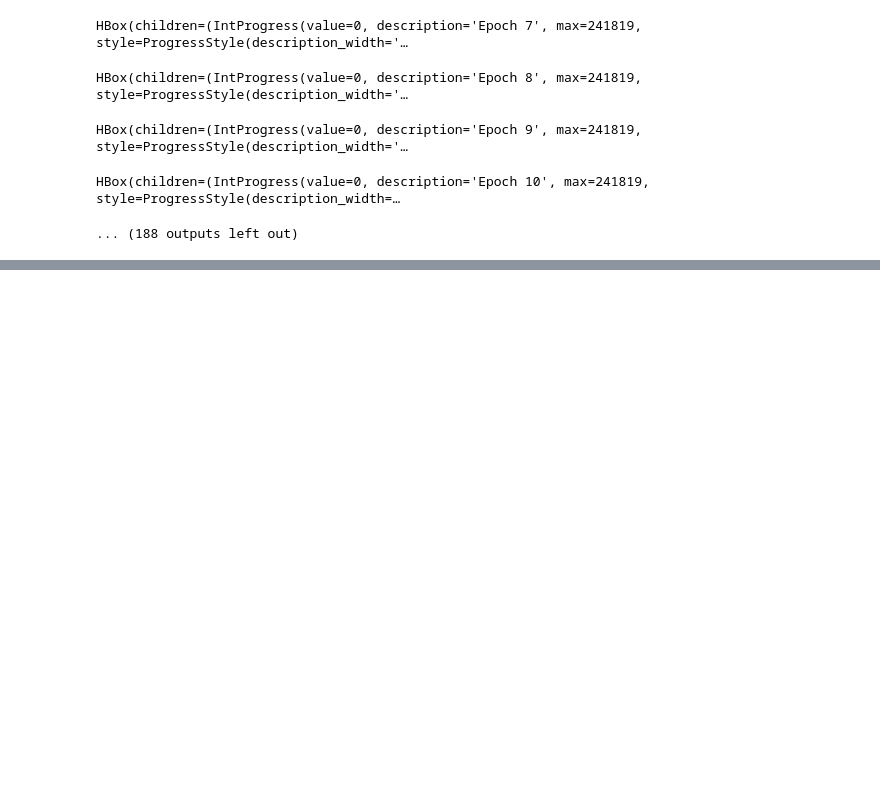
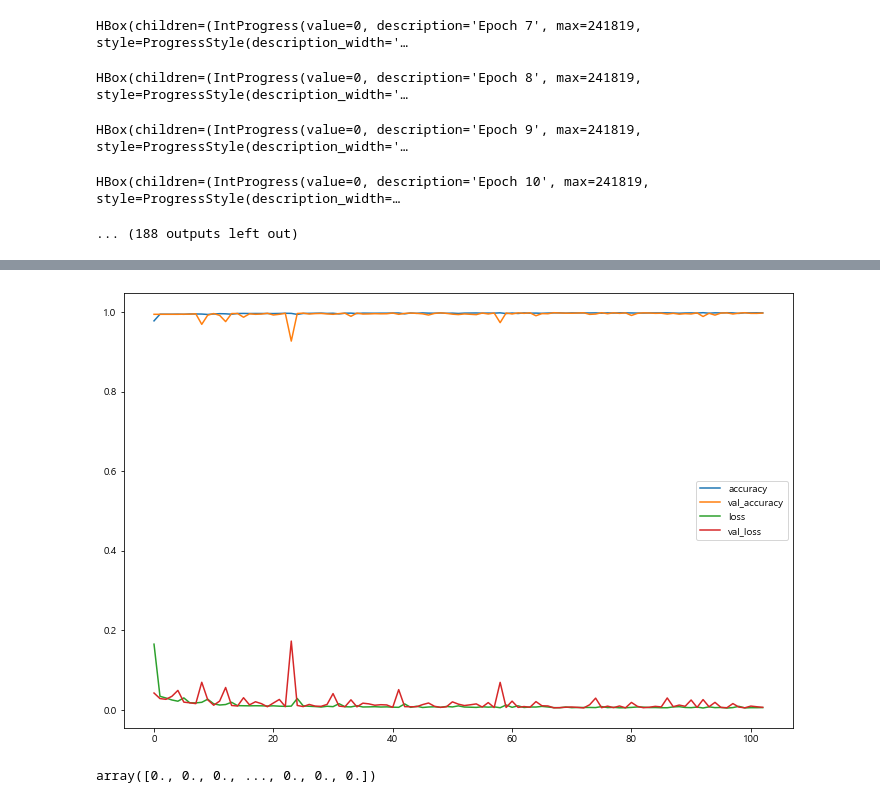
Before and after one commit to gw1303/weater_contest, a Jupyter notebook: main.ipynb, the cells around one changed output, grey strips where cells are left out. Cells and saved outputs as stored; diff of their text form; code cells hidden in the pictures; blank space fills up the shorter version.

```diff
--- a/main.ipynb
+++ b/main.ipynb
@@ -241,0 +340,6 @@ plt.show()
+# %%
+condensation_data = plant_24.iloc[:,1:7]
+condensation_data
+
+condensation_data['dewpoint'] = dewpoint(condensation_data['temp_in'], condensation_data['hum_in'])
+condensation_data
@@ -241,0 +360,14 @@ plt.show()
+# %%
+train_x, test_x, train_y, test_y = train_test_split(condensation_data.iloc[:,[0,1,2,3,4,6]], condensation_data.iloc[:,[5]], test_size=0.3, random_state=777)
+# %%
+model = Sequential()
+
+model.add(Dense(units=256, activation='relu', input_dim=6))
+model.add(Dense(units=256, activation='relu'))
+model.add(Dense(units=256, activation='relu'))
+model.add(Dense(units=256, activation='relu'))
+model.add(Dense(units=1, activation='sigmoid'))
+
+model.compile(loss='binary_crossentropy', optimizer='adam', metrics=['accuracy'])
+
+hist = model.fit(train_x, train_y, epochs=500, batch_size=4096, validation_data=[test_x,test_y], verbose=0, callbacks=[es, tqdm])
@@ -241,0 +388,14 @@ plt.show()
+# %%
+plt.figure(figsize=(12,8))
+
+plt.plot(hist.history['accuracy'], label='accuracy')
+plt.plot(hist.history['val_accuracy'], label='val_accuracy')
+
+plt.plot(hist.history['loss'], label='loss')
+plt.plot(hist.history['val_loss'], label='val_loss')
+
+plt.legend()
+
+plt.show()
+# %% [output]
+[figure, added]
@@ -241,0 +406,5 @@ plt.show()
+# %%
+test_y = np.array(test_y).reshape(-1,)
+test_y
+# %% [output]
+array([0., 0., 0., ..., 0., 0., 0.])
```
Also changed, not shown: parts of 26 cells of this notebook, 5 other files.
